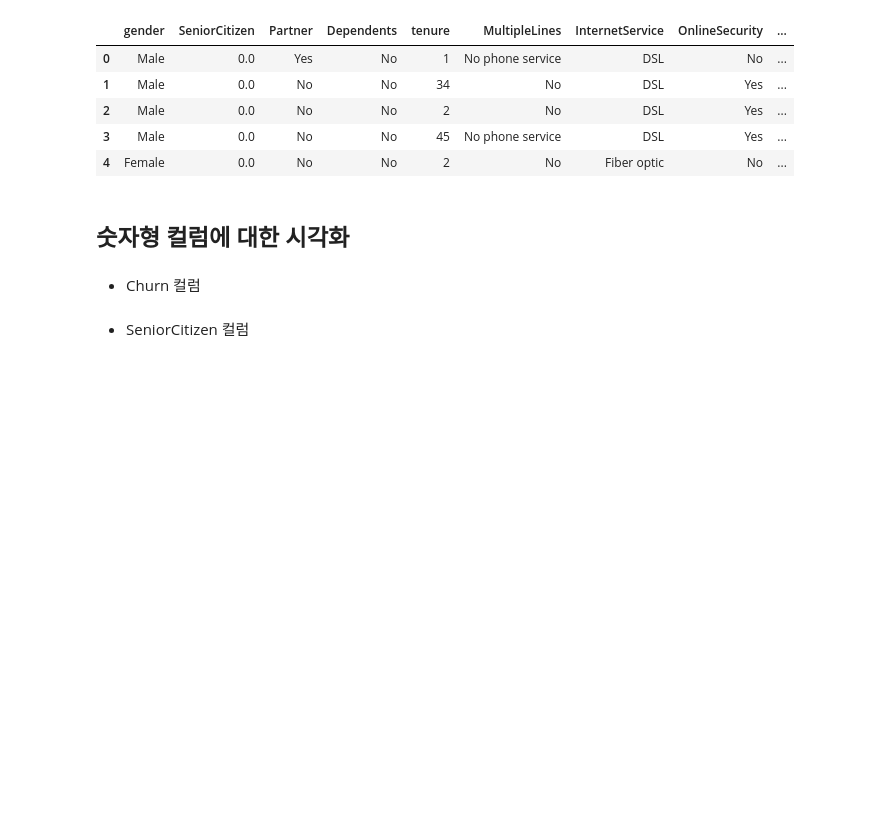
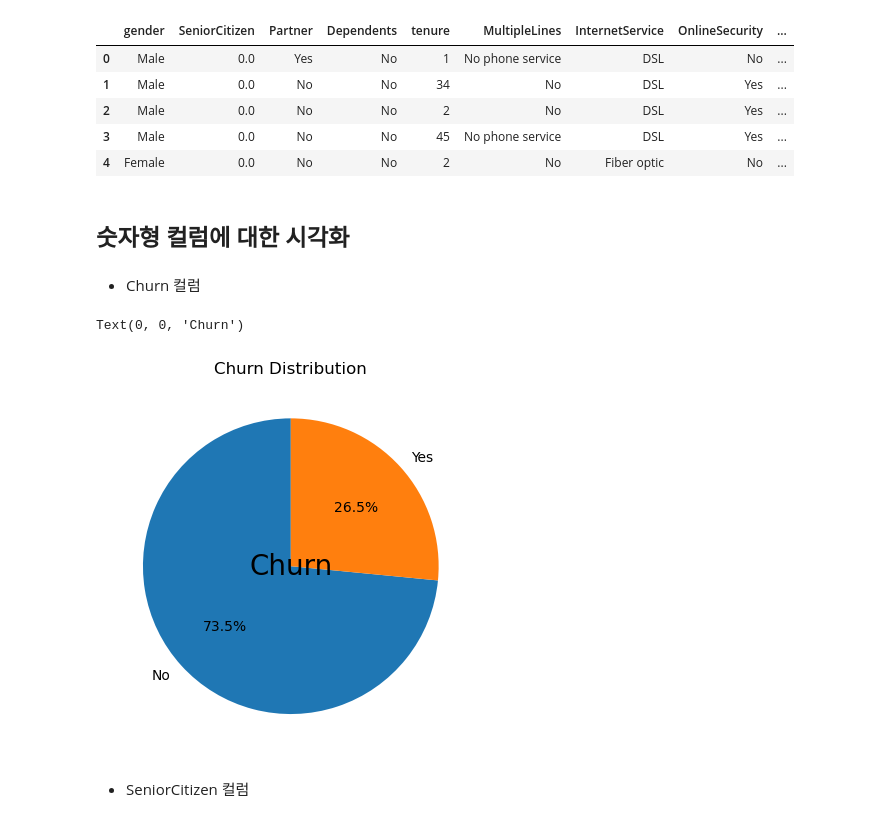
Before and after one commit to D0H00N/D.C.MULTI, a Jupyter notebook: 25_파이썬데이터분석_실습_통신사고객이탈.ipynb, the cells around one changed output. Saved outputs shown, nothing was run; the diff lists cells and outputs as text; code cells hidden in the pictures; blank space fills up the shorter version.

```diff
--- a/25_파이썬데이터분석_실습_통신사고객이탈.ipynb
+++ b/25_파이썬데이터분석_실습_통신사고객이탈.ipynb
@@ -330,5 +375,16 @@ df.head()
 ## 숫자형 컬럼에 대한 시각화
 # %% [markdown]
 - Churn 컬럼
+# %%
+fig = plt.figure()
+ax = fig.add_subplot(1,1,1)
+
+churn_counts = df['Churn'].value_counts()
+ax.pie(churn_counts.values,labels=churn_counts.index, autopct='%1.1f%%', startangle=90)
+ax.set_title("Churn Distribution")
+ax.text(0, 0, 'Churn', ha='center', va='center', fontsize=20)
+# %% [output]
+Text(0, 0, 'Churn')
+[figure, added]
 # %% [markdown]
 - SeniorCitizen 컬럼
```
Also changed, not shown: parts of 18 cells of this notebook.
